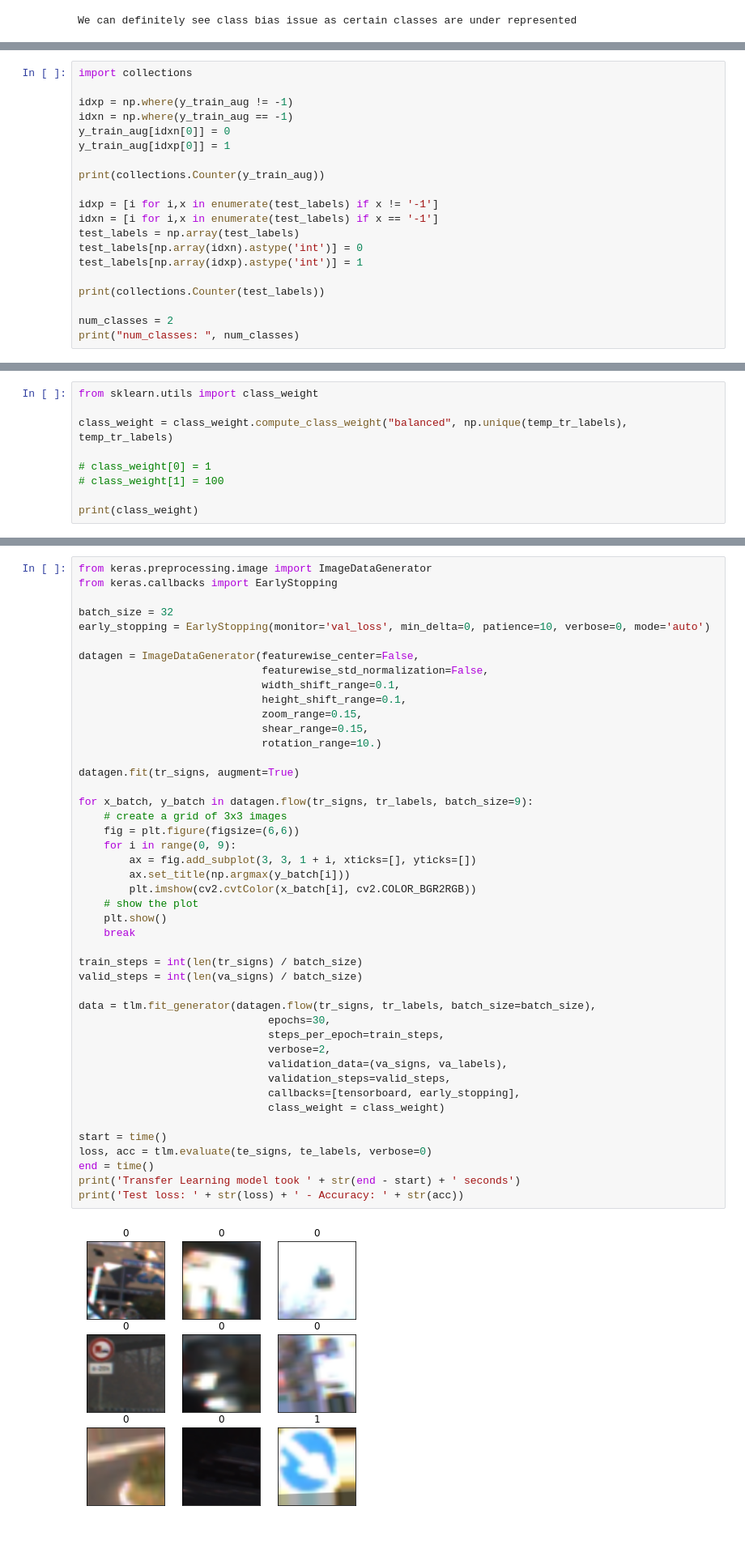
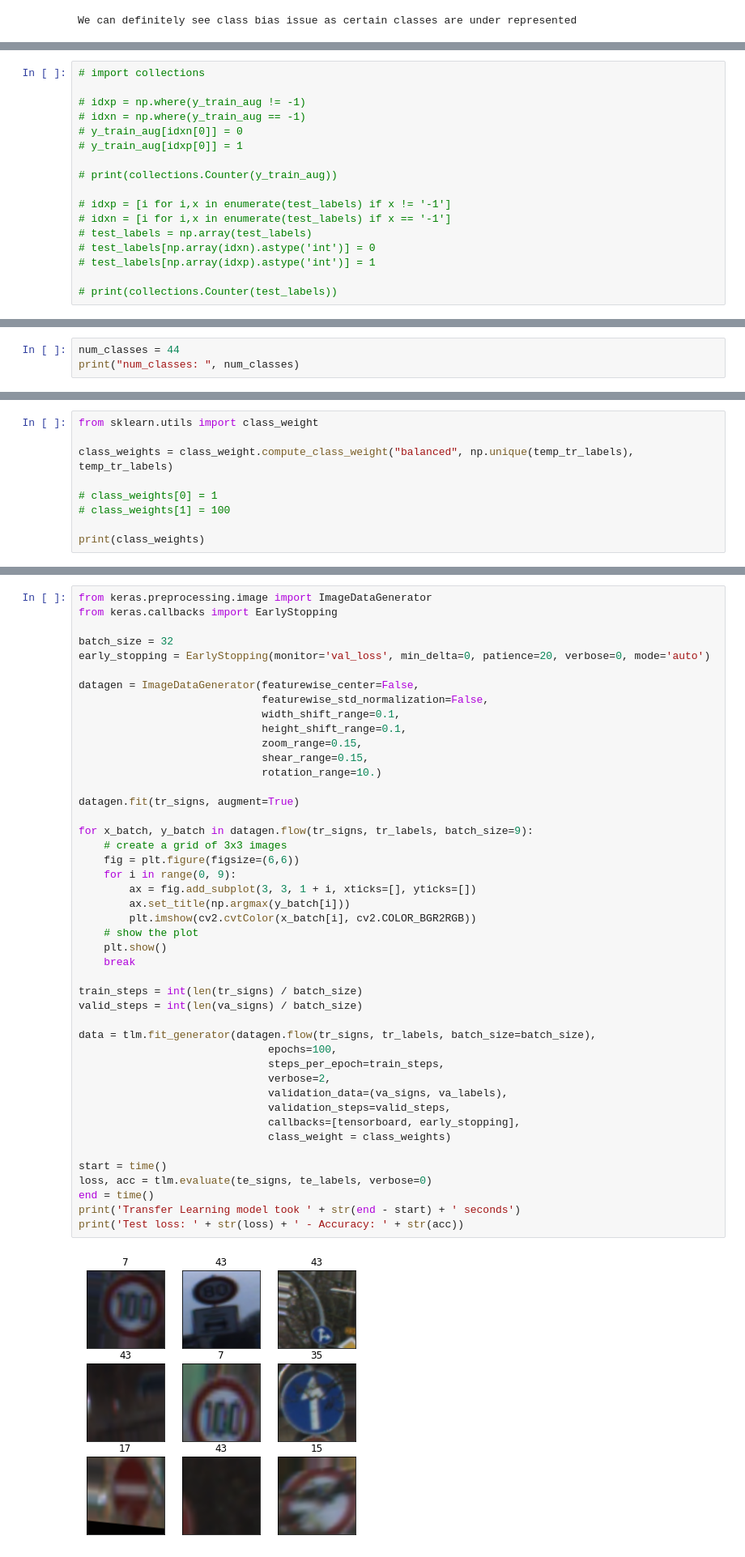
Before and after one commit to mapaloCat/Traffic-Sign-Detection-System, a Jupyter notebook: 02_train_binary_detector_TL_augmented.ipynb, the cells around one changed output, grey strips where cells are left out. Shown at 81% size. Drawn from its saved outputs; the diff is of its cells as text.

```diff
--- a/02_train_binary_detector_TL_augmented.ipynb
+++ b/02_train_binary_detector_TL_augmented.ipynb
@@ -379,20 +403,17 @@ plt.show()
 # %%
-import collections
+# import collections
 
-idxp = np.where(y_train_aug != -1)
-idxn = np.where(y_train_aug == -1)
-y_train_aug[idxn[0]] = 0
-y_train_aug[idxp[0]] = 1
+# idxp = np.where(y_train_aug != -1)
+# idxn = np.where(y_train_aug == -1)
+# y_train_aug[idxn[0]] = 0
+# y_train_aug[idxp[0]] = 1
 
-print(collections.Counter(y_train_aug))
+# print(collections.Counter(y_train_aug))
 
-idxp = [i for i,x in enumerate(test_labels) if x != '-1']
-idxn = [i for i,x in enumerate(test_labels) if x == '-1']
-test_labels = np.array(test_labels)
-test_labels[np.array(idxn).astype('int')] = 0
-test_labels[np.array(idxp).astype('int')] = 1
+# idxp = [i for i,x in enumerate(test_labels) if x != '-1']
+# idxn = [i for i,x in enumerate(test_labels) if x == '-1']
+# test_labels = np.array(test_labels)
+# test_labels[np.array(idxn).astype('int')] = 0
+# test_labels[np.array(idxp).astype('int')] = 1
 
-print(collections.Counter(test_labels))
-
-num_classes = 2
-print("num_classes: ", num_classes)
+# print(collections.Counter(test_labels))
@@ -402,0 +420,3 @@ num_classes:  2
+# %%
+num_classes = 44
+print("num_classes: ", num_classes)
@@ -502,10 +524,10 @@ ________________________________________________________________________________
 # %%
 from sklearn.utils import class_weight
 
-class_weight = class_weight.compute_class_weight("balanced", np.unique(temp_tr_labels), temp_tr_labels)
+class_weights = class_weight.compute_class_weight("balanced", np.unique(temp_tr_labels), temp_tr_labels)
 
-# class_weight[0] = 1
-# class_weight[1] = 100
+# class_weights[0] = 1
+# class_weights[1] = 100
 
-print(class_weight)
+print(class_weights)
 # %% [output]
@@ -515,7 +544,7 @@ from keras.preprocessing.image import ImageDataGenerator
 from keras.callbacks import EarlyStopping
 
 batch_size = 32
-early_stopping = EarlyStopping(monitor='val_loss', min_delta=0, patience=10, verbose=0, mode='auto')
+early_stopping = EarlyStopping(monitor='val_loss', min_delta=0, patience=20, verbose=0, mode='auto')
 
 datagen = ImageDataGenerator(featurewise_center=False,
                              featurewise_std_normalization=False,
@@ -527,33 +556,33 @@ datagen = ImageDataGenerator(featurewise_center=False,
 
 datagen.fit(tr_signs, augment=True)
 
 for x_batch, y_batch in datagen.flow(tr_signs, tr_labels, batch_size=9):
     # create a grid of 3x3 images
     fig = plt.figure(figsize=(6,6))
     for i in range(0, 9):
         ax = fig.add_subplot(3, 3, 1 + i, xticks=[], yticks=[])
         ax.set_title(np.argmax(y_batch[i]))
         plt.imshow(cv2.cvtColor(x_batch[i], cv2.COLOR_BGR2RGB))
     # show the plot
     plt.show()
     break
 
 train_steps = int(len(tr_signs) / batch_size)
 valid_steps = int(len(va_signs) / batch_size)
 
 data = tlm.fit_generator(datagen.flow(tr_signs, tr_labels, batch_size=batch_size),
-                              epochs=30,
+                              epochs=100,
                               steps_per_epoch=train_steps,
                               verbose=2,
                               validation_data=(va_signs, va_labels),
                               validation_steps=valid_steps,
                               callbacks=[tensorboard, early_stopping],
-                              class_weight = class_weight)
+                              class_weight = class_weights)
 
 start = time()
 loss, acc = tlm.evaluate(te_signs, te_labels, verbose=0)
 end = time()
 print('Transfer Learning model took ' + str(end - start) + ' seconds')
 print('Test loss: ' + str(loss) + ' - Accuracy: ' + str(acc))
 # %% [output]
-[figure, old version]
+[figure, new version]
```
Also changed, not shown: parts of 18 cells of this notebook.
